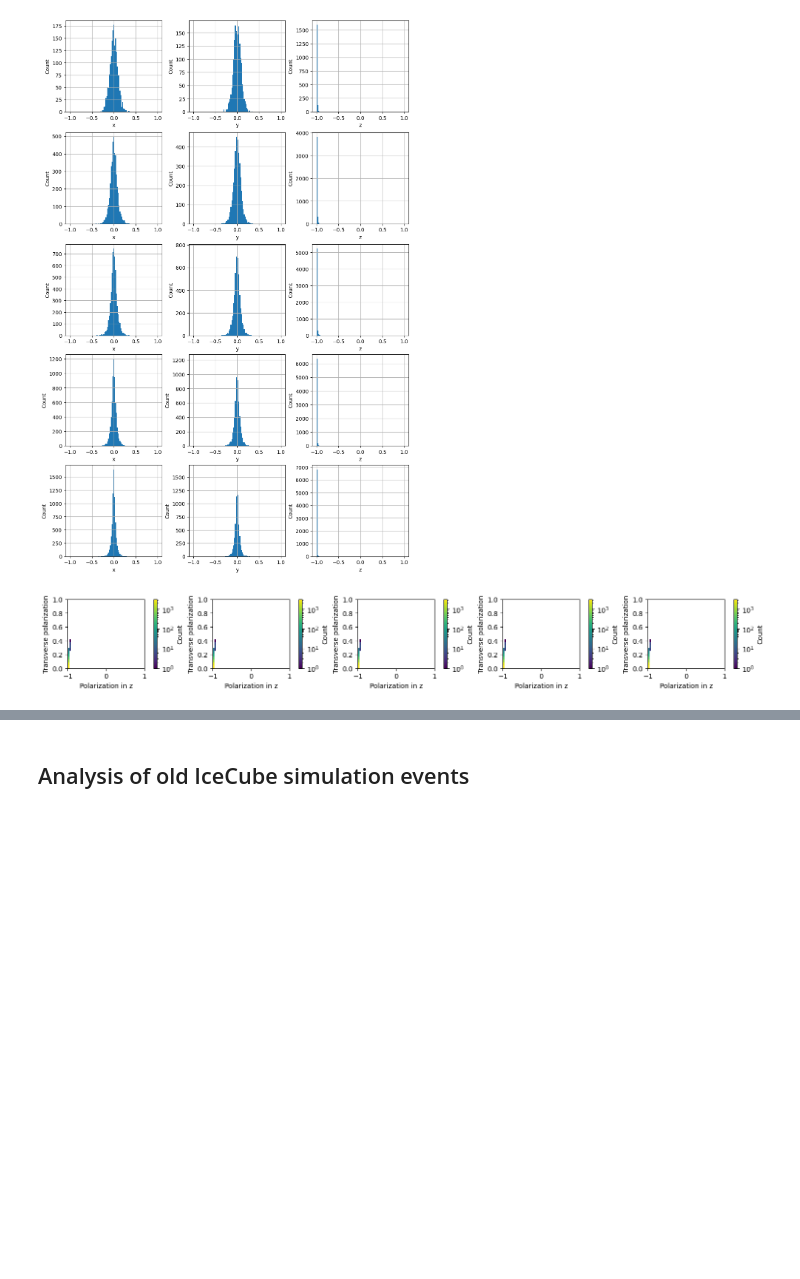
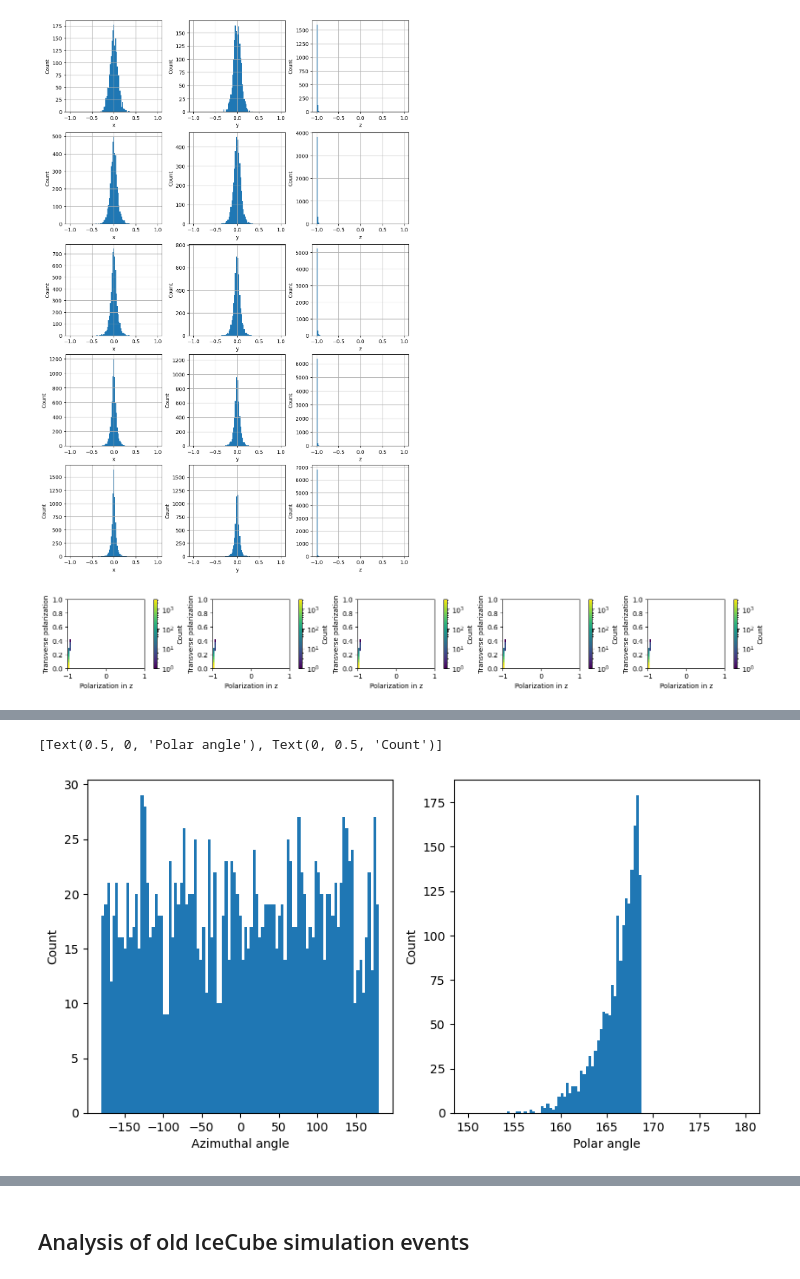
Before and after one commit to simonthor/tau-polarization-icecube, a Jupyter notebook: icecube-tau-decays/icecube_event_analysis.ipynb, the cells around one changed output, grey strips where cells are left out. Drawn from its saved outputs; the diff is of its cells as text; code cells hidden in the pictures; blank space fills up the shorter version.

Commit message:
Check if the tau polarization vector is in the lab frame or the rest frame

```diff
--- a/icecube-tau-decays/icecube_event_analysis.ipynb
+++ b/icecube-tau-decays/icecube_event_analysis.ipynb
@@ -182,0 +181,5 @@ for (e, p), ax in zip(particle_infos.items(), axs):
+# %%
+# For the 5 GeV events, pick out the tau leptons that have an angle relative to the z axis of > 90 degrees
+large_angle_event_nums = particle_infos[5].query("pdg == 15 and (px**2 + py**2)**0.5 / pz > 0.2")["event_num"]
+large_angle_events = particle_infos[5][particle_infos[5]["event_num"].isin(large_angle_event_nums)]
+large_angle_events
@@ -182,0 +211,12 @@ for (e, p), ax in zip(particle_infos.items(), axs):
+# %%
+taus = large_angle_events.query("pdg == 15")
+azimuth = 180/np.pi * np.arctan2(taus["polx"], taus["poly"])
+polar = 180/np.pi * np.arccos(taus["polz"])
+fig, axs = plt.subplots(ncols=2, figsize=(10, 5))
+axs[0].hist(azimuth, bins=np.linspace(-180, 180, 100))
+axs[0].set(xlabel="Azimuthal angle", ylabel="Count")
+axs[1].hist(polar, bins=np.linspace(150, 180, 100))
+axs[1].set(xlabel="Polar angle", ylabel="Count")
+# %% [output]
+[Text(0.5, 0, 'Polar angle'), Text(0, 0.5, 'Count')]
+[figure, added]
```
Also changed, not shown: parts of 11 cells of this notebook.
